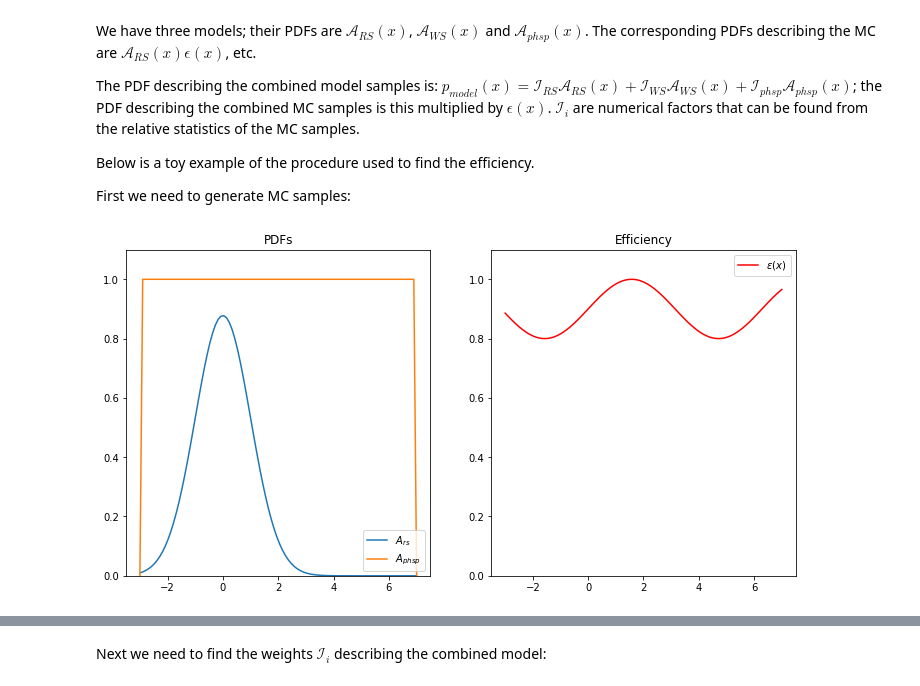
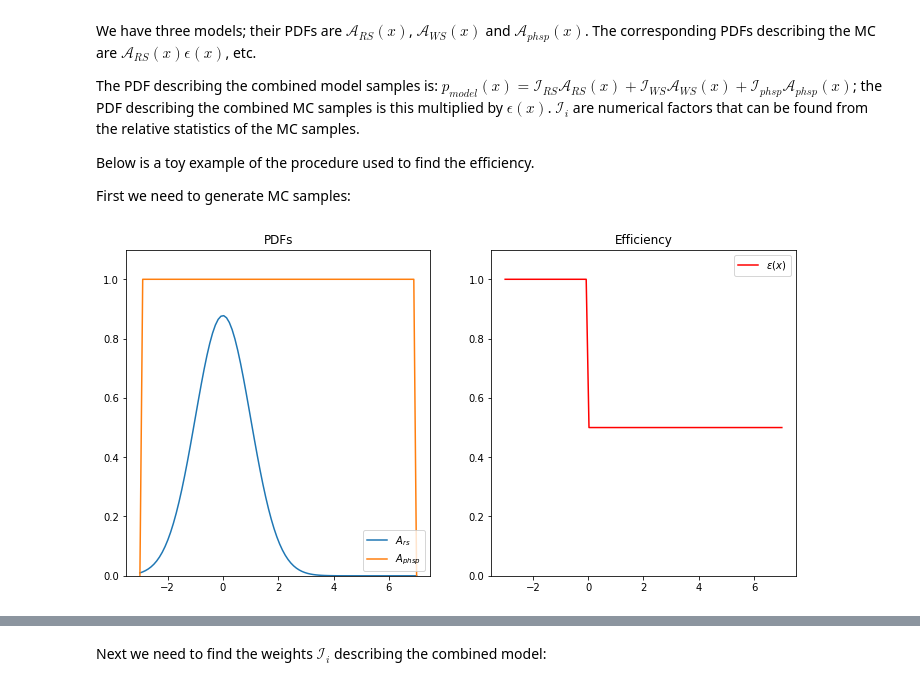
Before and after one commit to richard-lane/addPdfs, a Jupyter notebook: efficiency_toy.ipynb, the cells around one changed output, grey strips where cells are left out. Cells and saved outputs as stored; diff of their text form; code cells hidden in the pictures.

```diff
--- a/efficiency_toy.ipynb
+++ b/efficiency_toy.ipynb
@@ -57,27 +57,29 @@ First we need to generate MC samples:
 # %%
 # Model "PDFs" - not normalised (on purpose, since in reality amplitude models are rarely normalised)
 def A_rs(x):
     return 2.2 * norm.pdf(x, loc=0, scale=1)
 
 def A_phsp(x):
     return int(pdf_domain[0] < x < pdf_domain[1])
 
 def e(x):
-    return 0.9 + 0.1 * np.sin(x)
+    if x < 0:
+        return 1
+    return 0.5
 
 x = np.linspace(*pdf_domain, 100)
 fig, ax = plt.subplots(1, 2, figsize=(12.0, 6.0))
 ax[0].plot(x, [A_rs(i) for i in x], label=r"$A_{rs}$")
 ax[0].plot(x, [A_phsp(i) for i in x], label=r"$A_{phsp}$")
 ax[0].set_ylim((0.0, 1.1))
 ax[0].legend()
 ax[0].set_title("PDFs")
 
 ax[1].plot(x, [e(i) for i in x], label="$\epsilon(x)$", color="r")
 ax[1].legend()
 ax[1].set_ylim((0.0, 1.1))
 ax[1].set_title("Efficiency")
 
 plt.show()
 # %% [output]
-[figure, old version]
+[figure, new version]
```
Also changed, not shown: parts of 3 cells of this notebook.
